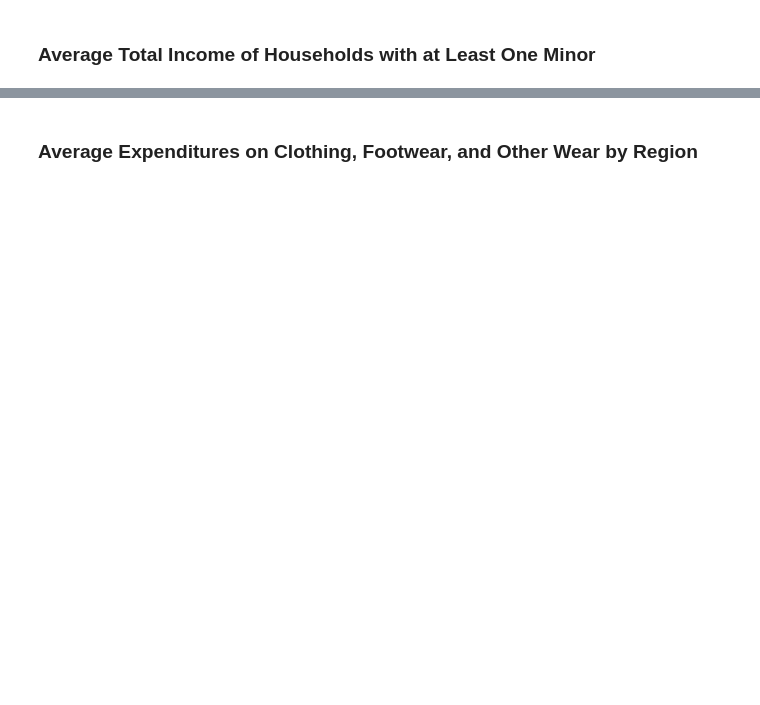
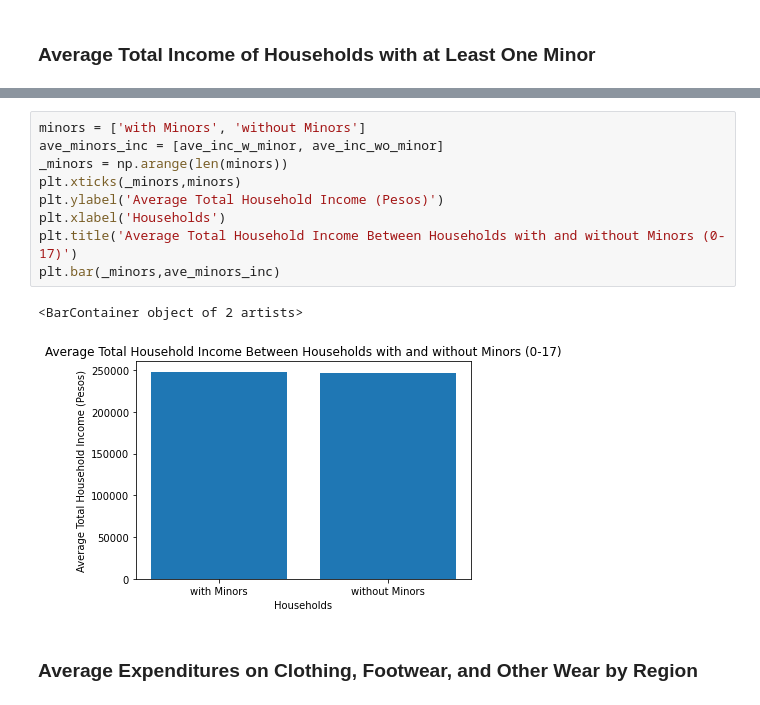
Before and after one commit to azrielortega/DATA100-Final-Project, a Jupyter notebook: Final Project.ipynb, the cells around one changed output, grey strips where cells are left out. Drawn from its saved outputs; the diff is of its cells as text; blank space fills up the shorter version.

```diff
--- a/Final Project.ipynb
+++ b/Final Project.ipynb
@@ -959,3 +1405,15 @@ income_df.loc[income_df['Agricultural Household indicator'] == 2]
+# %%
+minors = ['with Minors', 'without Minors']
+ave_minors_inc = [ave_inc_w_minor, ave_inc_wo_minor]
+_minors = np.arange(len(minors))
+plt.xticks(_minors,minors)
+plt.ylabel('Average Total Household Income (Pesos)')
+plt.xlabel('Households')
+plt.title('Average Total Household Income Between Households with and without Minors (0-17)')
+plt.bar(_minors,ave_minors_inc)
+# %% [output]
+<BarContainer object of 2 artists>
+[figure, added]
 # %% [markdown]
 ### Average Expenditures on Clothing, Footwear, and Other Wear by Region
 # %%
```
Also changed, not shown: parts of 50 cells of this notebook.
